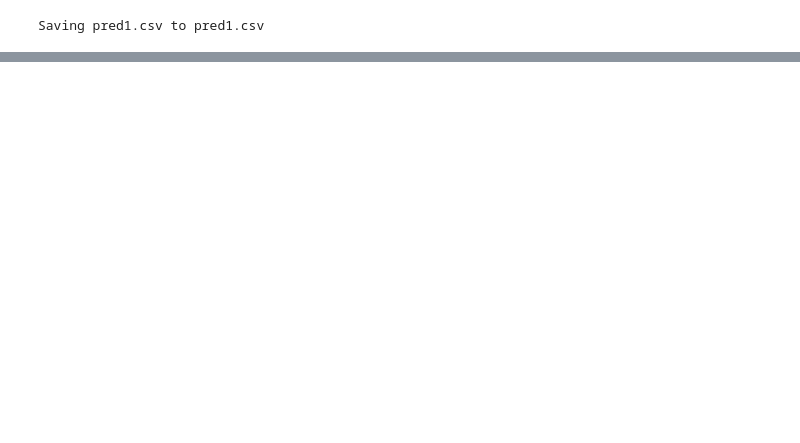
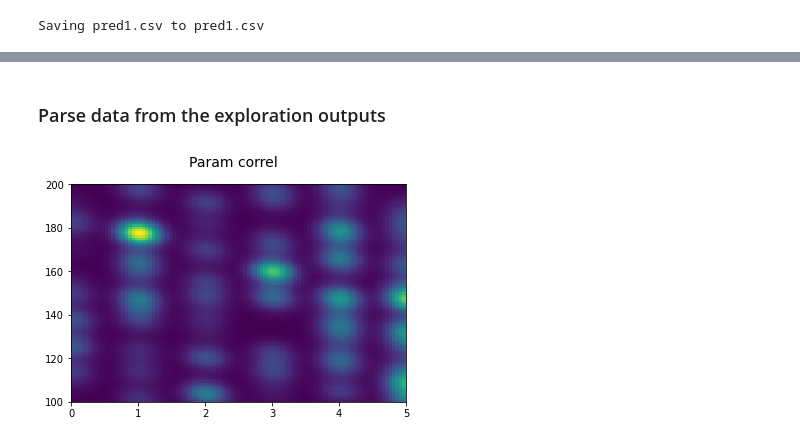
Before and after one commit to Ninouchkaia/ABM, a Jupyter notebook: ABM_figures.ipynb, the cells around one changed output, grey strips where cells are left out. Cells and saved outputs as stored; diff of their text form; code cells hidden in the pictures; blank space fills up the shorter version.

```diff
--- a/ABM_figures.ipynb
+++ b/ABM_figures.ipynb
@@ -329,7 +329,7 @@ Saving stocha2.csv to stocha2.csv
 import pandas as pd
 
 viability_dict, remaining_dict= {}, {}
-with open("stocha2.csv", 'r') as file_read :
+with open("LAU-10-9.csv", 'r') as file_read :
   data = file_read.readlines()
   for line in data[7:] :
     line = line.replace('\"', '').split(',')
@@ -397,7 +397,7 @@ from IPython.display import set_matplotlib_formats
 set_matplotlib_formats('svg')
 
 viability_dict, remaining_dict= {}, {}
-with open("stocha1.csv", 'r') as file_read :
+with open("LAU-10-9.csv", 'r') as file_read :
   data = file_read.readlines()
   for line in data[7:] :
     line = line.replace('\"', '').split(',')
@@ -915,0 +1151,2 @@ plt.plot()
+# %% [markdown]
+### Parse data from the exploration outputs
@@ -915,0 +1181,55 @@ plt.plot()
+# %%
+import numpy as np
+import matplotlib.pyplot as plt
+
+from scipy.stats import kde
+
+
+
+# def myplot(x, y, s, bins=1000):
+#     heatmap, xedges, yedges = np.histogram2d(x, y, bins=bins)
+#     heatmap = gaussian_filter(heatmap, sigma=s)
+
+#     extent = [xedges[0], xedges[-1], yedges[0], yedges[-1]]
+#     return heatmap.T, extent
+
+# # Generate some test data
+# x = np.random.randn(1000)
+# y = np.random.randn(1000)
+
+# fig, axs = plt.subplots(2, 2)
+# sigmas = [0, 16, 32, 64]
+# for ax, s in zip(axs.flatten(), sigmas):
+#     if s == 0:
+#         ax.plot(x, y, 'k.', markersize=5)
+#         ax.set_title("Scatter plot")
+#     else:
+#         img, extent = myplot(x, y, s)
+#         ax.imshow(img, extent=extent, origin='lower', cmap=cm.jet)
+#         ax.set_title("Smoothing with  $\sigma$ = %d" % s)
+# plt.show()
+
+
+
+
+fig, axs = plt.subplots(1,1)
+fig.suptitle('Param correl', fontsize=14)
+
+x = data_array[:, 9]
+y = data_array[:, 14]
+
+# Evaluate a gaussian kde on a regular grid of nbins x nbins over data extents
+nbins=100
+k = kde.gaussian_kde([x,y])
+xi, yi = np.mgrid[x.min():x.max():nbins*1j, y.min():y.max():nbins*1j]
+zi = k(np.vstack([xi.flatten(), yi.flatten()]))
+
+# Make the plot
+plt.pcolormesh(xi, yi, zi.reshape(xi.shape), shading='auto')
+plt.show()
+
+# Change color palette
+# plt.pcolormesh(xi, yi, zi.reshape(xi.shape), shading='auto', cmap=plt.cm.Greens_r)
+# plt.show()
+# %% [output]
+[figure, added]
```
Also changed, not shown: parts of 11 cells of this notebook.
